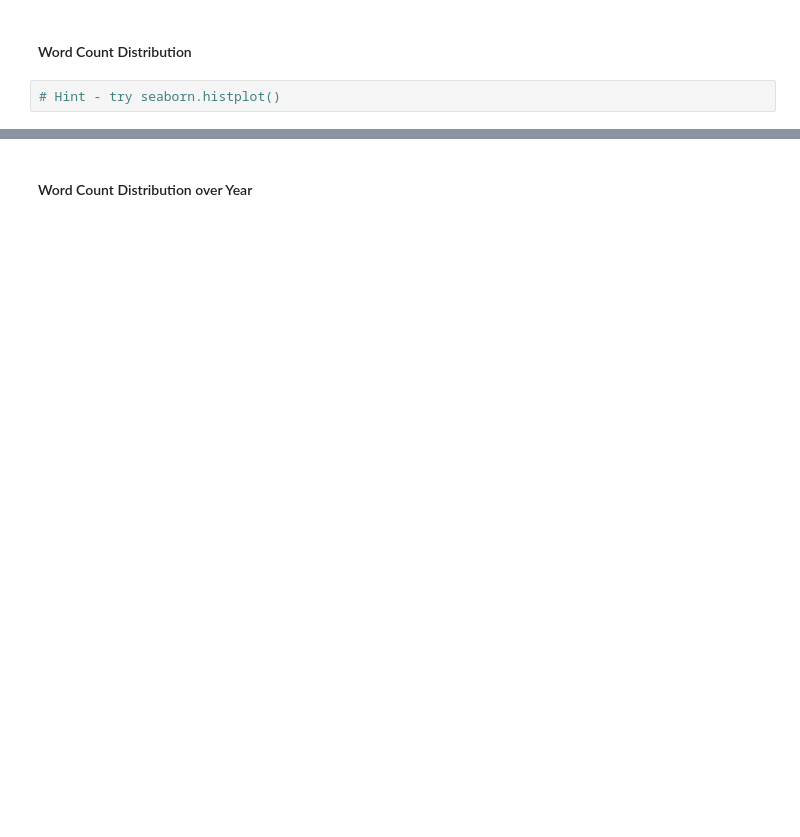
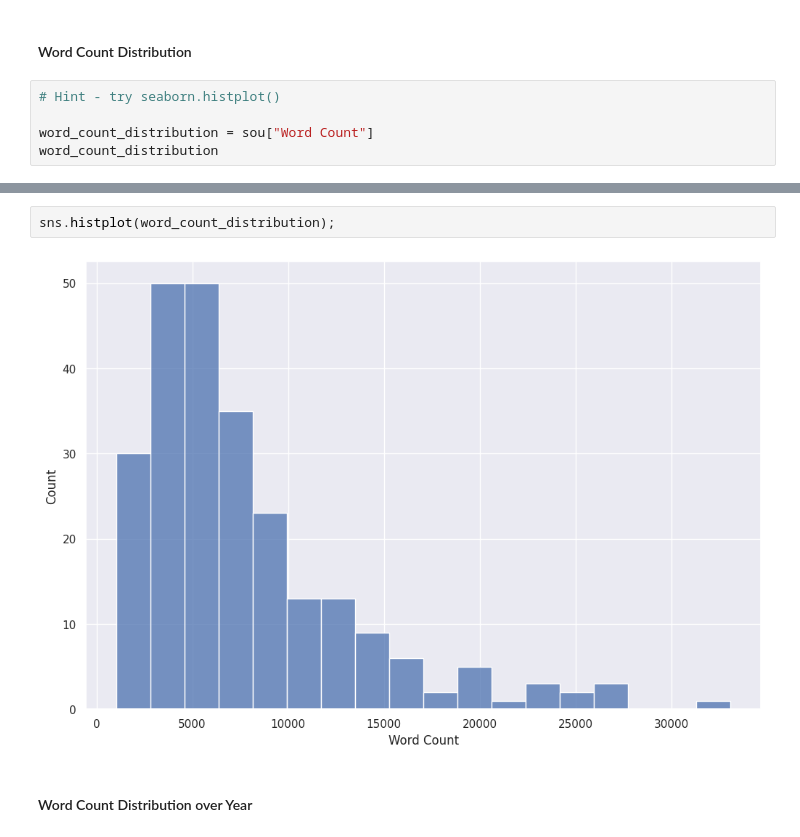
Before and after one commit to UCB-stat-159-f25/proj02-group08, a Jupyter notebook: notebooks/nlp-P01.ipynb, the cells around one changed output, grey strips where cells are left out. Drawn from its saved outputs; the diff is of its cells as text; blank space fills up the shorter version.

```diff
--- a/notebooks/nlp-P01.ipynb
+++ b/notebooks/nlp-P01.ipynb
@@ -88,3 +197,6 @@ Replicate the plots below using the hints specified. For each plot, provide some
 #### Word Count Distribution
 # %%
 # Hint - try seaborn.histplot()
+
+word_count_distribution = sou["Word Count"]
+word_count_distribution
@@ -91,2 +216,6 @@ Replicate the plots below using the hints specified. For each plot, provide some
+# %%
+sns.histplot(word_count_distribution);
+# %% [output]
+[figure, added]
 # %% [markdown]
 #### Word Count Distribution over Year
```
Also changed, not shown: parts of 13 cells of this notebook, 15 other files.
